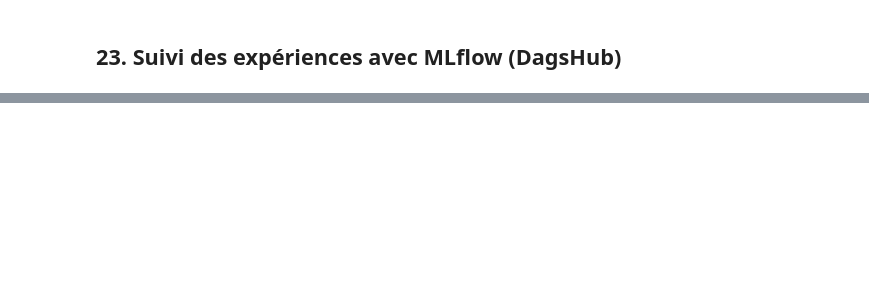
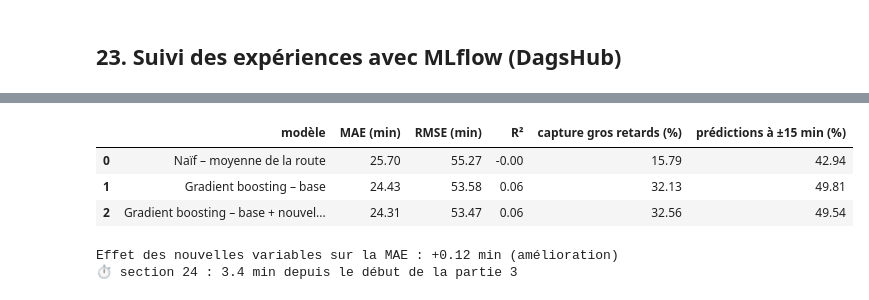
Before and after one commit to gnichimariem1-cell/predivol, a Jupyter notebook: PrediVol.ipynb, the cells around one changed output, grey strips where cells are left out. Cells and saved outputs as stored; diff of their text form; code cells hidden in the pictures; blank space fills up the shorter version.

Commit message:
Jalon 2 : partie 3 Optimisation (nouvelles variables, réglage GB et forêt, modèle final)

```diff
--- a/PrediVol.ipynb
+++ b/PrediVol.ipynb
@@ -1411,0 +1399,19 @@ Interface MLflow : https://dagshub.com/gnichimariem1-cell/predivol.mlflow
+# %%
+# ===== PARAMÈTRES DE LA PARTIE 3 =====
+TAILLE_RECHERCHE_GB = 300_000   # vols d'entraînement utilisés pour la recherche du gradient boosting
+TAILLE_RECHERCHE_RF = 200_000   # idem pour la forêt aléatoire (plus lente)
+N_ESSAIS_GB = 12                # nombre de combinaisons testées (recherche aléatoire)
+N_ESSAIS_RF = 5
+N_PLIS = 3                      # validation croisée en 3 plis, groupés par JOUR
+
+# Cibles du contrat d'optimisation (mesurées sur la validation)
+CIBLES = {"MAE (min)": 23.1, "RMSE (min)": 56.2, "capture gros retards (%)": 36.0, "prédictions à ±15 min (%)": 51.0}
+
+from sklearn.model_selection import RandomizedSearchCV, GroupKFold
+from sklearn.preprocessing import TargetEncoder
+from scipy.stats import loguniform, randint, uniform
+import joblib
+
+DEBUT_PARTIE3 = time.perf_counter()
+def chrono(etape):
+    print(f"⏱ {etape} : {(time.perf_counter() - DEBUT_PARTIE3) / 60:.1f} min depuis le début de la partie 3")
@@ -1411,0 +1479,22 @@ Interface MLflow : https://dagshub.com/gnichimariem1-cell/predivol.mlflow
+# %%
+# Effet des nouvelles variables seules : gradient boosting avec EXACTEMENT les réglages de la partie 2
+params_gb_base = modeles["Gradient boosting"].named_steps["mod"].get_params()
+gb_vars = Pipeline([("prep", prep_arbres_v2(False)), ("mod", HistGradientBoostingRegressor(**params_gb_base))])
+t0 = time.perf_counter(); gb_vars.fit(X_tr2, y_tr); t_fit = time.perf_counter() - t0
+t0 = time.perf_counter(); p = gb_vars.predict(X_va2); t_pred = (time.perf_counter() - t0) / len(X_va2) * 1e6
+resultats_opt = [res.set_index("modèle").loc["Naïf – moyenne de la route"].to_dict() | {"modèle": "Naïf – moyenne de la route"},
+                 res.set_index("modèle").loc["Gradient boosting"].to_dict() | {"modèle": "Gradient boosting – base"},
+                 mesurer("Gradient boosting – base + nouvelles variables", y_va, p, t_fit, t_pred)]
+predictions["Gradient boosting – base + nouvelles variables"] = p
+effet_vars = pd.DataFrame(resultats_opt)[["modèle", "MAE (min)", "RMSE (min)", "R²", "capture gros retards (%)", "prédictions à ±15 min (%)"]]
+display(effet_vars.round(2))
+d = effet_vars["MAE (min)"].iloc[1] - effet_vars["MAE (min)"].iloc[2]
+print(f"Effet des nouvelles variables sur la MAE : {d:+.2f} min ({'amélioration' if d > 0 else 'pas d’amélioration'})")
+chrono("section 24")
+# %% [output]
+|  | modèle | MAE (min) | RMSE (min) | R² | capture gros retards (%) | prédictions à ±15 min (%) |
+| 0 | Naïf – moyenne de la route | 25.70 | 55.27 | -0.00 | 15.79 | 42.94 |
+| 1 | Gradient boosting – base | 24.43 | 53.58 | 0.06 | 32.13 | 49.81 |
+| 2 | Gradient boosting – base + nouvel... | 24.31 | 53.47 | 0.06 | 32.56 | 49.54 |
+Effet des nouvelles variables sur la MAE : +0.12 min (amélioration)
+⏱ section 24 : 3.4 min depuis le début de la partie 3
```
Also changed, not shown: parts of 22 cells of this notebook.
